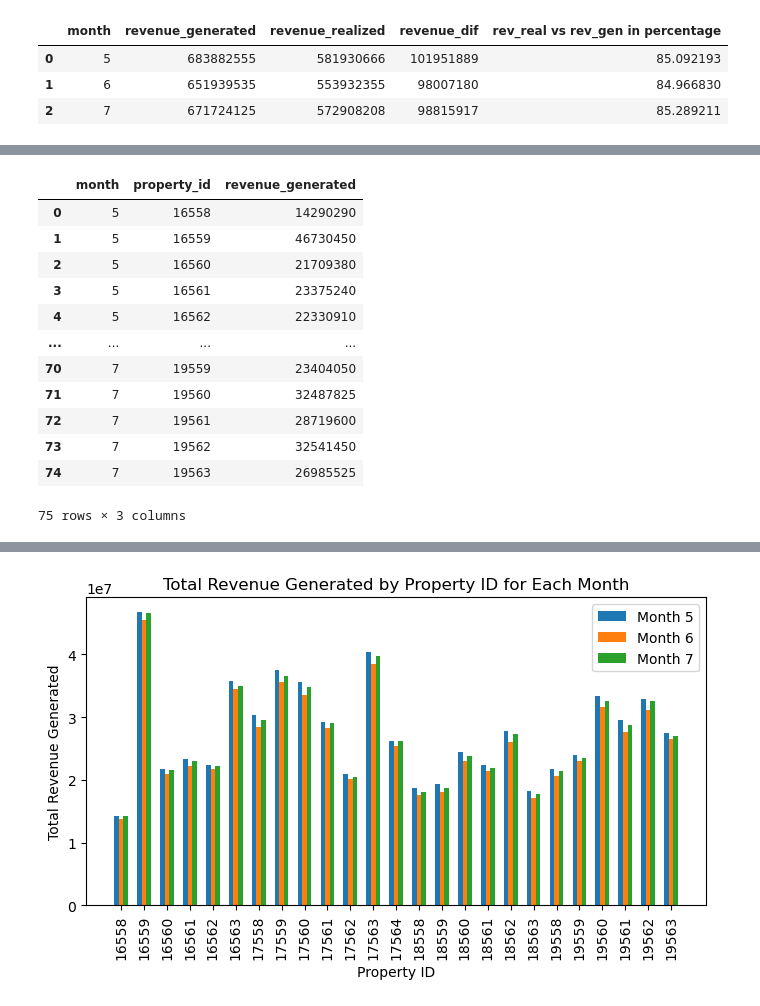
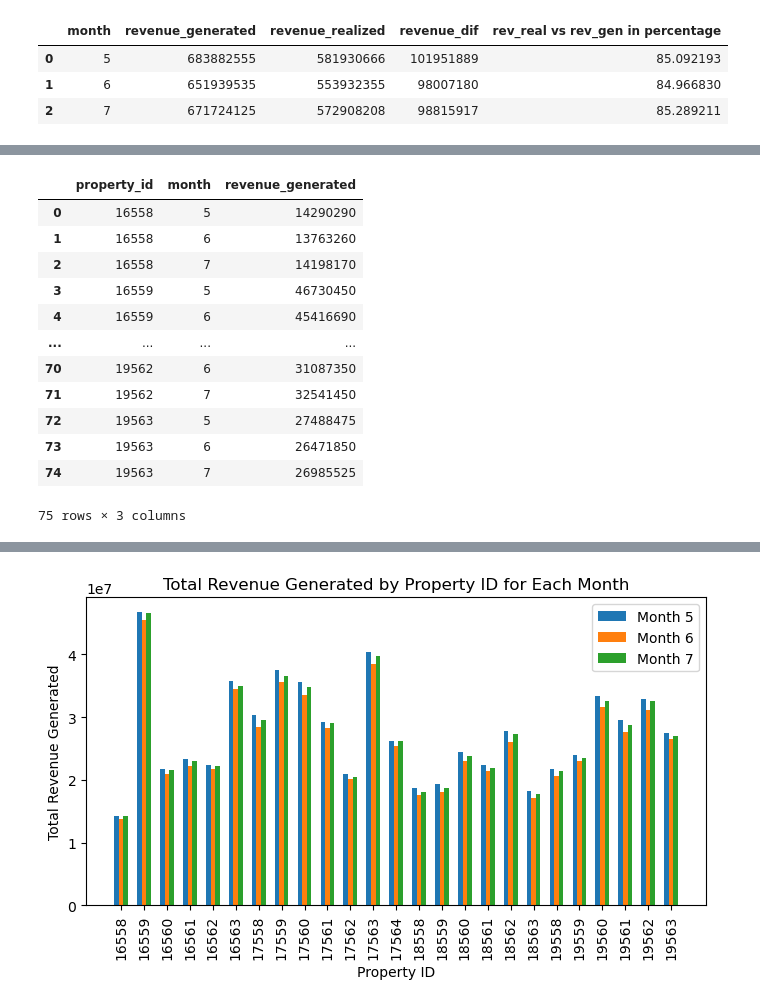
Before and after one commit to sidiquegithub/HOSPITALITY-PROJECT, a Jupyter notebook: CODE/INITIAL ANALYSIS.ipynb, the cells around one changed output, grey strips where cells are left out. Saved outputs shown, nothing was run; the diff lists cells and outputs as text; code cells hidden in the pictures.

```diff
--- a/CODE/INITIAL ANALYSIS.ipynb
+++ b/CODE/INITIAL ANALYSIS.ipynb
@@ -556,19 +600,19 @@ month_rev
 # revenue by each property in each month.
 # df_2  ----> groupby(month, property)  ----> sum (revenue)
 # %%
-month_prop = df_2.groupby(['month', 'property_id'])['revenue_generated'].sum().reset_index()
+month_prop = df_2.groupby(['property_id','month'])['revenue_generated'].sum().reset_index()
 month_prop
 # %% [output]
-|  | month | property_id | revenue_generated |
-| 0 | 5 | 16558 | 14290290 |
-| 1 | 5 | 16559 | 46730450 |
-| 2 | 5 | 16560 | 21709380 |
-| 3 | 5 | 16561 | 23375240 |
-| 4 | 5 | 16562 | 22330910 |
+|  | property_id | month | revenue_generated |
+| 0 | 16558 | 5 | 14290290 |
+| 1 | 16558 | 6 | 13763260 |
+| 2 | 16558 | 7 | 14198170 |
+| 3 | 16559 | 5 | 46730450 |
+| 4 | 16559 | 6 | 45416690 |
 | ... | ... | ... | ... |
-| 70 | 7 | 19559 | 23404050 |
-| 71 | 7 | 19560 | 32487825 |
-| 72 | 7 | 19561 | 28719600 |
-| 73 | 7 | 19562 | 32541450 |
-| 74 | 7 | 19563 | 26985525 |
+| 70 | 19562 | 6 | 31087350 |
+| 71 | 19562 | 7 | 32541450 |
+| 72 | 19563 | 5 | 27488475 |
+| 73 | 19563 | 6 | 26471850 |
+| 74 | 19563 | 7 | 26985525 |
 75 rows × 3 columns
```
Also changed, not shown: parts of 8 cells of this notebook.
